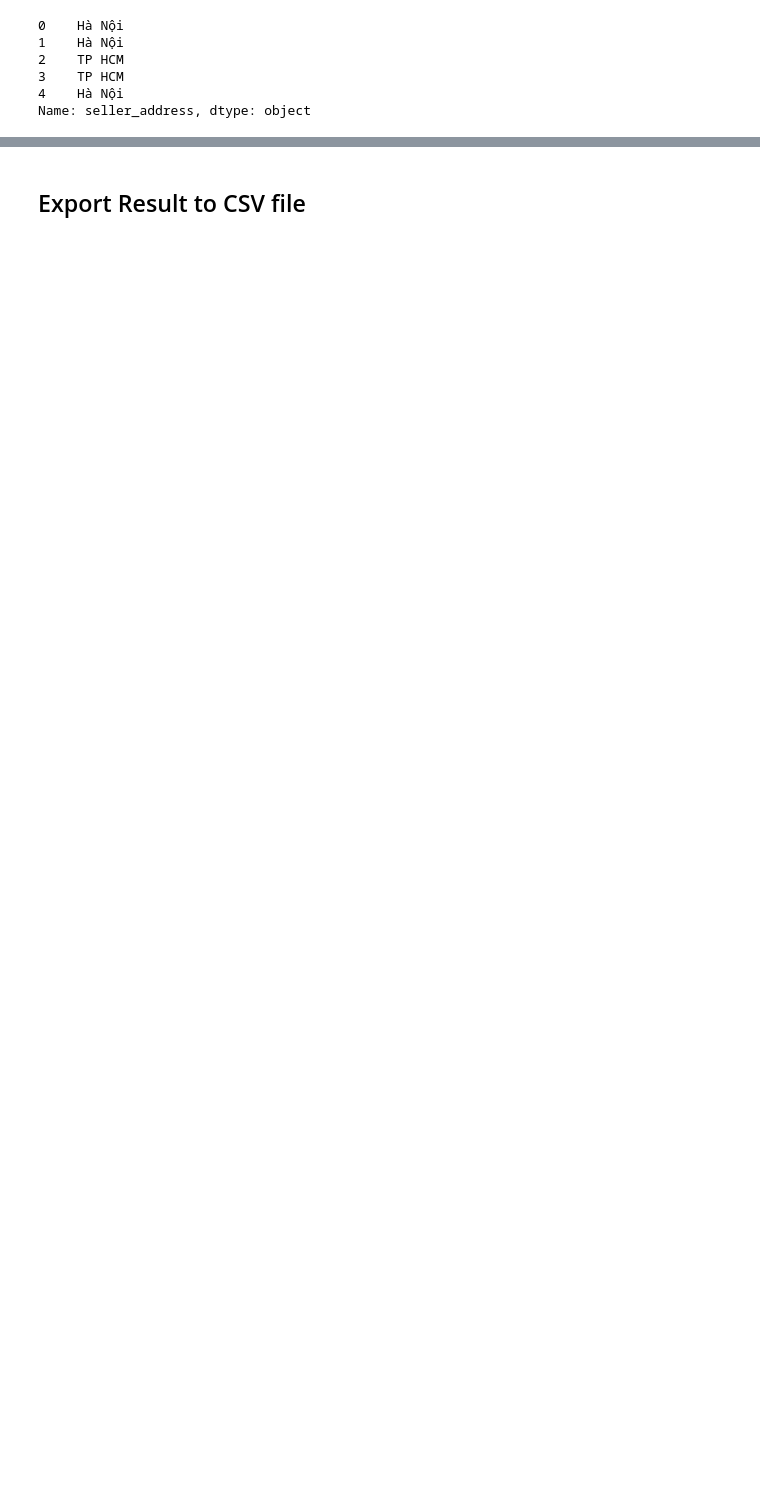
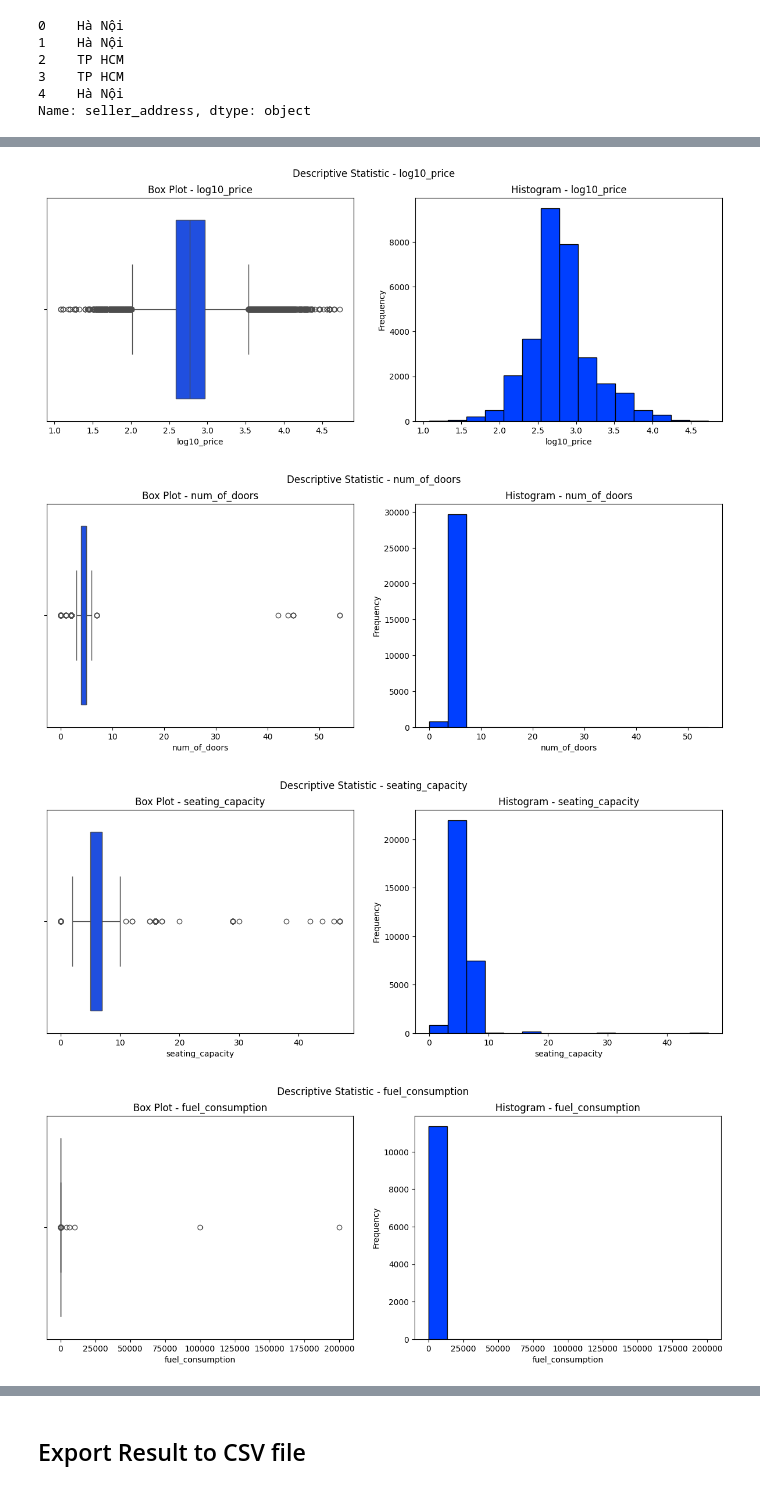
Before and after one commit to duyphuongnguyen1999/Car-Price-Prediction, a Jupyter notebook: Data_Preparation_Module.ipynb, the cells around one changed output, grey strips where cells are left out. Drawn from its saved outputs; the diff is of its cells as text; code cells hidden in the pictures; blank space fills up the shorter version.

Commit message:
Add Descriptive Statistic and Feature Engineer modules

```diff
--- a/Data_Preparation_Module.ipynb
+++ b/Data_Preparation_Module.ipynb
@@ -376,3 +262,30 @@ car_details = pd.merge(car_details, sellers, on="ad_id", how="left")
+# %%
+# Load sellers dataset
+sellers = pd.read_csv("seller.csv")
+
+# Rename Columns
+sellers.rename(columns = {"Mã tin": 'ad_id',
+                          "Địa chỉ": "seller_address"}, inplace=True)
+
+# Select only specific columns of interest
+sellers = sellers[['ad_id', 'seller_address']]
+
+# Get city name from address
+def get_city_name(address):
+  # Remove duplicate space in string
+  pattern = ' +' # More than 1 space continuously
+  address = re.sub(pattern, ' ', address)
+  # Check if 2-3 last word are city name
+  if ' '.join(address.strip(' ').split(' ')[-2:]) == 'Thiên Huế':
+    return ' '.join(address.strip(' ').split(' ')[-3:])
+  else:
+    return ' '.join(address.strip(' ').split(' ')[-2:])
+
+sellers['seller_address'] = sellers['seller_address'].apply(get_city_name)
+
+# Merge car_details with sellers
+car_details = pd.merge(car_details, sellers, on="ad_id", how="left")
+car_details.drop(columns=['ad_id'], inplace=True)
 # %%
 # After Processing
 car_details["seller_address"].head()
@@ -385,0 +318,23 @@ Name: seller_address, dtype: object
+# %%
+# Visualize distribution of numeric data
+for col in ['log10_price', 'num_of_doors',
+            'seating_capacity', 'fuel_consumption', 'engine_size']:
+    # Initialize figure
+    plt.figure(figsize=(15,5))
+    plt.suptitle(f'Descriptive Statistic - {col}')
+    # Subplot 1 - Box plot
+    plt.subplot(121)
+    sns.boxplot(x=col, data=car_details)
+    plt.title(f'Box Plot - {col}')
+    # Subplot 2 - Histogram
+    plt.subplot(122)
+    car_details[col].plot(kind='hist', bins=15, edgecolor='black')
+    plt.xlabel(col)
+    plt.title(f'Histogram - {col}')
+    # Show plots
+    plt.show()
+# %% [output]
+[figure, added]
+[figure, added]
+[figure, added]
+[figure, added]
```
Also changed, not shown: parts of 73 cells of this notebook.
